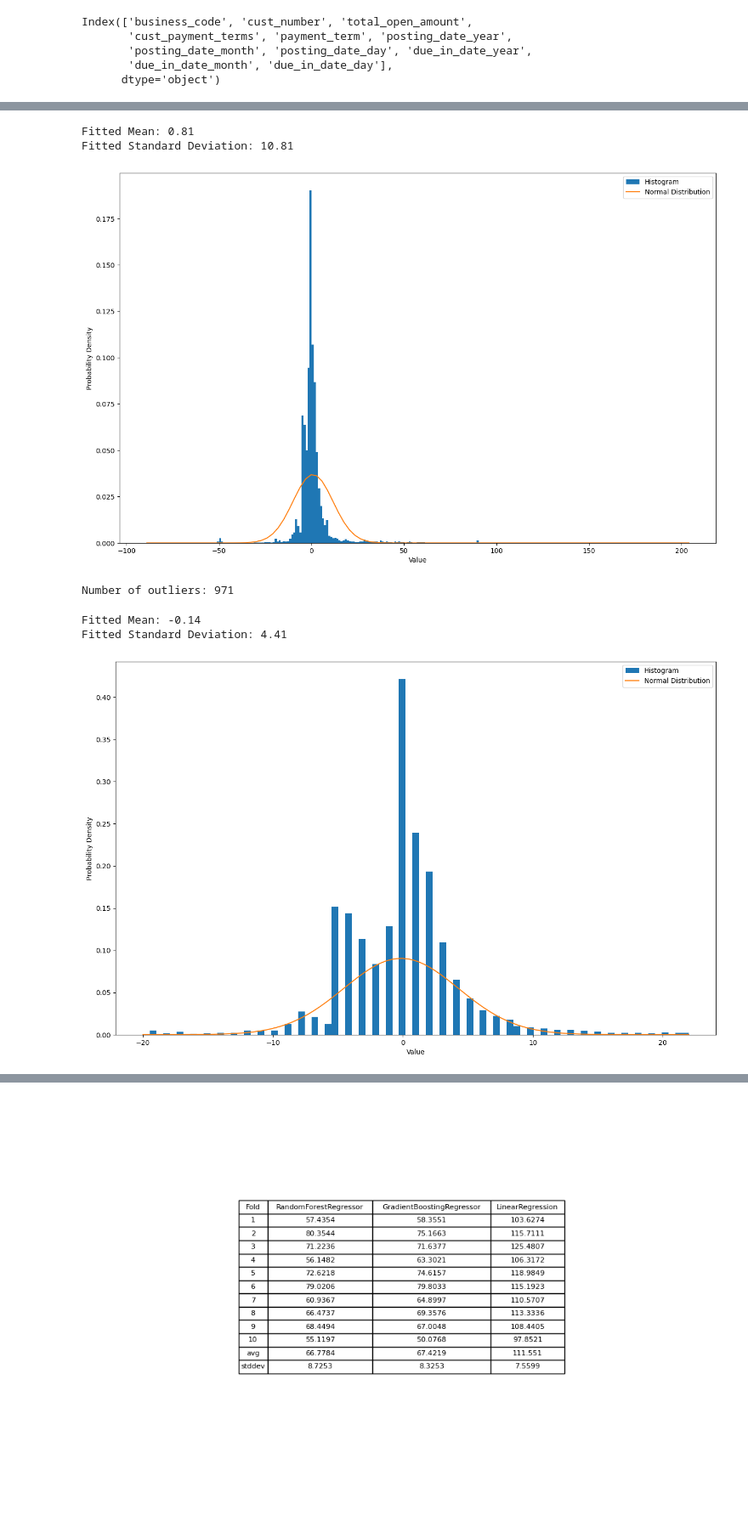
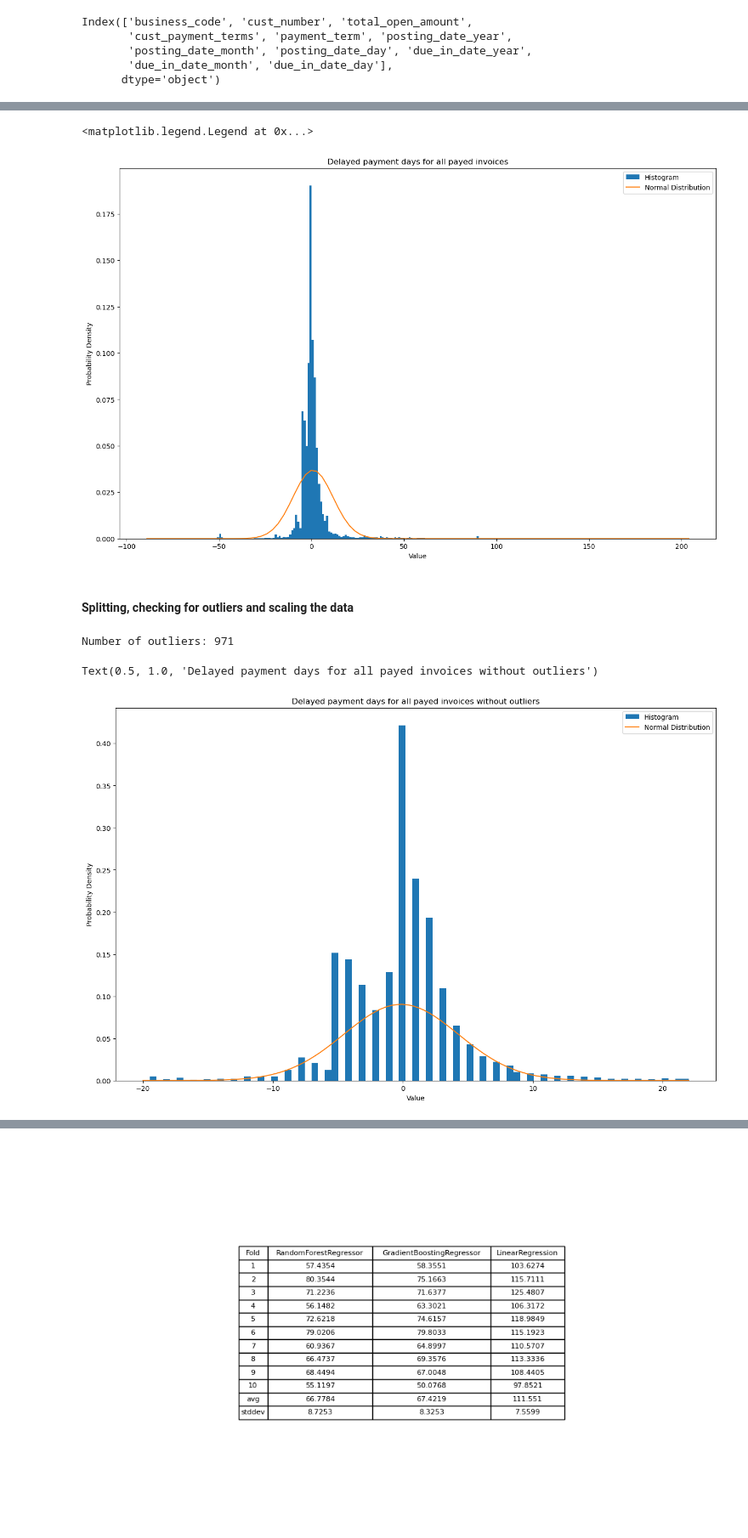
Before and after one commit to Remasproblemas/dv2599_project, a Jupyter notebook: main.ipynb, the cells around one changed output, grey strips where cells are left out. Shown at 85% size. Saved outputs shown, nothing was run; the diff lists cells and outputs as text; code cells hidden in the pictures; blank space fills up the shorter version.

```diff
--- a/main.ipynb
+++ b/main.ipynb
@@ -641,0 +605,4 @@ final_predictions_ontime = on_time_pred_ba
+# %%
+# Predictions for true/false
+
+final_predictions_ontime = on_time_model_b.predict(df_predict_secs)
@@ -693,5 +662,6 @@ Support Vector Regressor (SVR)
 # %%
 df_payement_dayslow = df_payement_days.copy()
+
 #Calculating the widht size of the bins in the histogram
 n = len(df_payement_dayslow['delayed_payment_days'])
 bins = np.ceil((max(df_payement_dayslow['delayed_payment_days'])-min(df_payement_dayslow['delayed_payment_days']))/(3.5*np.std(df_payement_dayslow['delayed_payment_days'])/n**(1/3)))
@@ -709,11 +679,12 @@ p = stats.norm.pdf(x, mean, std_dev)
 plt.plot(x, p, label="Normal Distribution")
 plt.xlabel('Value')
 plt.ylabel('Probability Density')
+plt.title('Delayed payment days for all payed invoices')
 plt.legend()
-print("Fitted Mean:", round(mean, 2))
-print("Fitted Standard Deviation:", round(std_dev,2))
+plt.show()
 # %% [output]
-Fitted Mean: 0.81
-Fitted Standard Deviation: 10.81
+<matplotlib.legend.Legend at 0x...>
-[figure, old version]
+[figure, new version]
+# %% [markdown]
+#### Splitting, checking for outliers and scaling the data
 # %%
@@ -778,26 +749,24 @@ Number of outliers: 971
 # %%
 df_payement_dayslow = df_payement_days.copy()
 #Calculating the widht size of the bins in the histogram
 n = len(y_train_nooutlier)
 bins = np.ceil((max(y_train_nooutlier)-min(y_train_nooutlier))/(3.5*np.std(y_train_nooutlier)/n**(1/3)))
 
 #Plotting the values to a histogram
 plt.figure(figsize=(16,10))
 plt.hist(y_train_nooutlier, bins=int(bins), density=True, label="Histogram")
 
 #Calculating Mean and Standard deviation
 mean, std_dev = stats.norm.fit(y_train_nooutlier)
 x = np.linspace(min(y_train_nooutlier), max(y_train_nooutlier), 100)
 p = stats.norm.pdf(x, mean, std_dev)
 
 #Plotting the normal curve
 plt.plot(x, p, label="Normal Distribution")
 plt.xlabel('Value')
 plt.ylabel('Probability Density')
 plt.legend()
-print("Fitted Mean:", round(mean, 2))
-print("Fitted Standard Deviation:", round(std_dev,2))
+plt.title('Delayed payment days for all payed invoices without outliers')
 # %% [output]
-Fitted Mean: -0.14
-Fitted Standard Deviation: 4.41
+Text(0.5, 1.0, 'Delayed payment days for all payed invoices without outliers')
-[figure, old version]
+[figure, new version]
```
Also changed, not shown: parts of 31 cells of this notebook.
